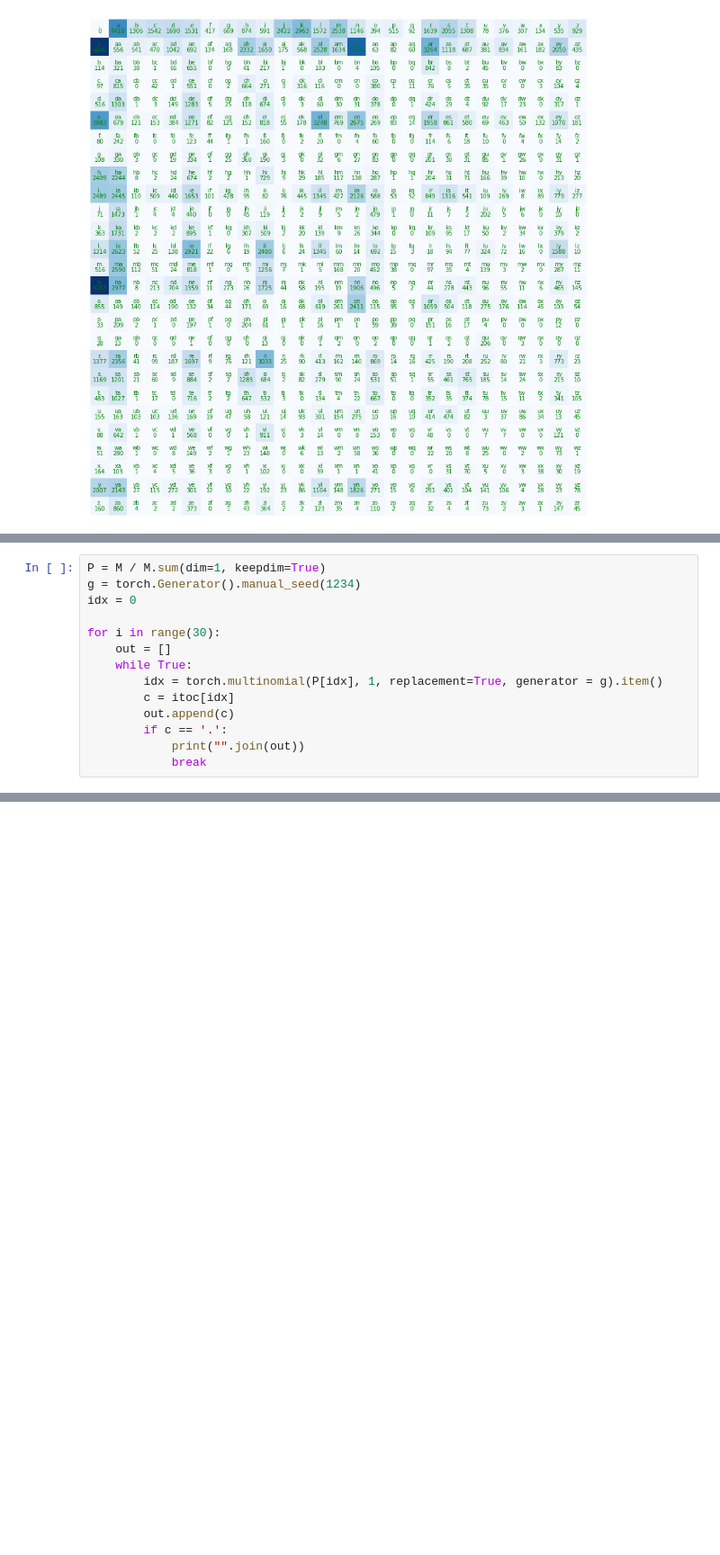
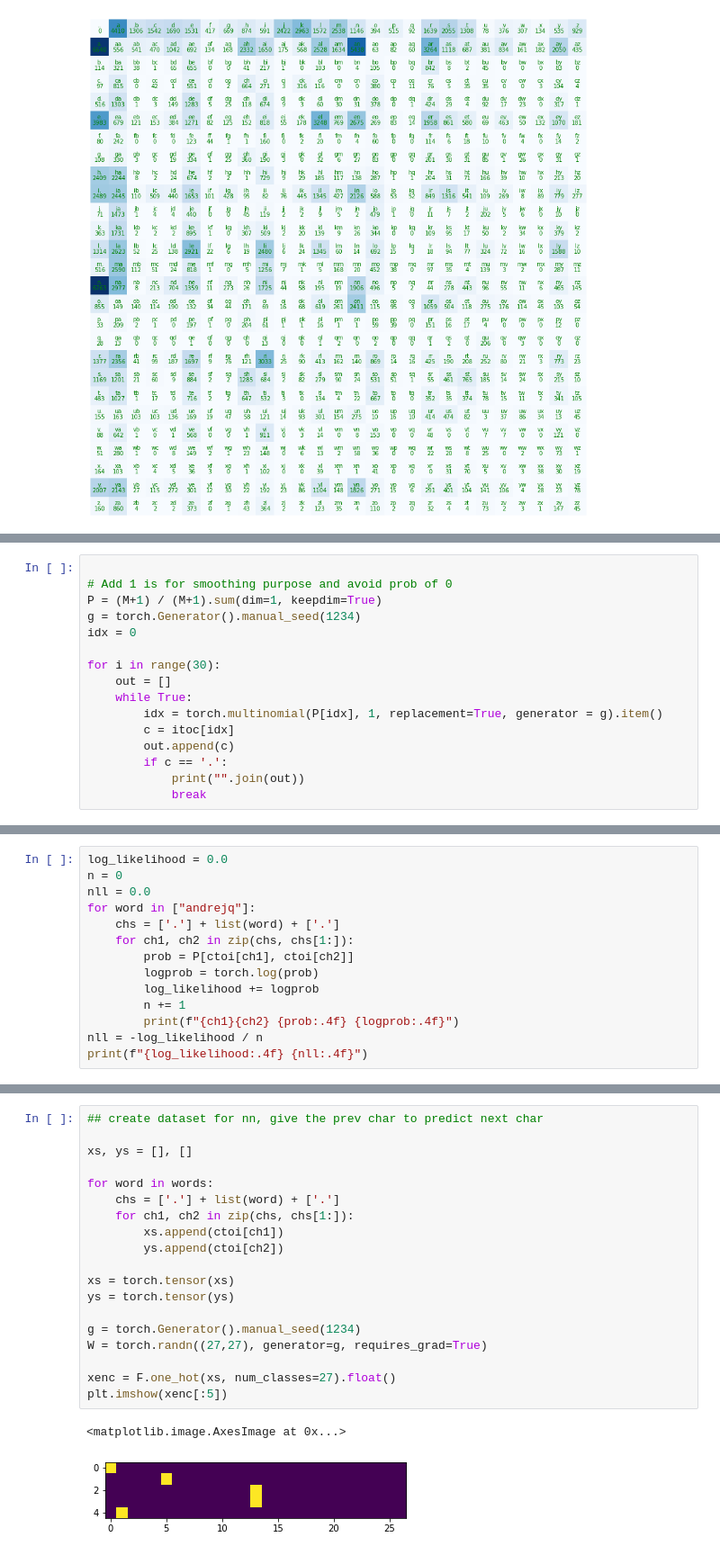
Before and after one commit to PetraZ/language_model, a Jupyter notebook: bigram.ipynb, the cells around one changed output, grey strips where cells are left out. Shown at 90% size. Saved outputs shown, nothing was run; the diff lists cells and outputs as text; blank space fills up the shorter version.

```diff
--- a/bigram.ipynb
+++ b/bigram.ipynb
@@ -101,5 +108,7 @@ torch.multinomial(p, 1, replacement=True, generator = g).item()
 # %%
-P = M / M.sum(dim=1, keepdim=True)
+
+# Add 1 is for smoothing purpose and avoid prob of 0
+P = (M+1) / (M+1).sum(dim=1, keepdim=True)
 g = torch.Generator().manual_seed(1234)
 idx = 0
 
@@ -132,0 +150,14 @@ obi.
+# %%
+log_likelihood = 0.0
+n = 0
+nll = 0.0
+for word in ["andrejq"]:
+    chs = ['.'] + list(word) + ['.']
+    for ch1, ch2 in zip(chs, chs[1:]):
+        prob = P[ctoi[ch1], ctoi[ch2]]
+        logprob = torch.log(prob)
+        log_likelihood += logprob
+        n += 1
+        print(f"{ch1}{ch2} {prob:.4f} {logprob:.4f}")
+nll = -log_likelihood / n
+print(f"{log_likelihood:.4f} {nll:.4f}")
@@ -132,0 +174,22 @@ obi.
+# %%
+## create dataset for nn, give the prev char to predict next char
+
+xs, ys = [], []
+
+for word in words:
+    chs = ['.'] + list(word) + ['.']
+    for ch1, ch2 in zip(chs, chs[1:]):
+        xs.append(ctoi[ch1])
+        ys.append(ctoi[ch2])
+
+xs = torch.tensor(xs)
+ys = torch.tensor(ys)
+
+g = torch.Generator().manual_seed(1234)
+W = torch.randn((27,27), generator=g, requires_grad=True)
+
+xenc = F.one_hot(xs, num_classes=27).float()
+plt.imshow(xenc[:5])
+# %% [output]
+<matplotlib.image.AxesImage at 0x...>
+[figure, added]
```
Also changed, not shown: parts of 12 cells of this notebook.
